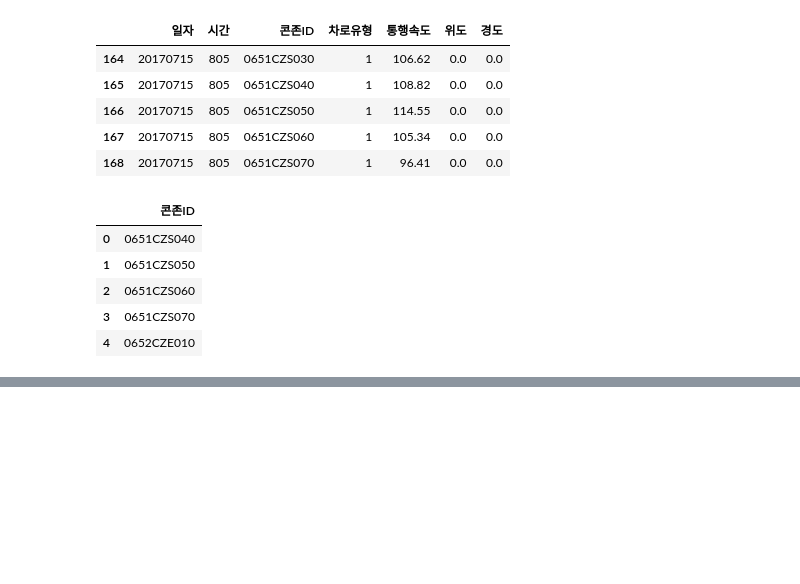
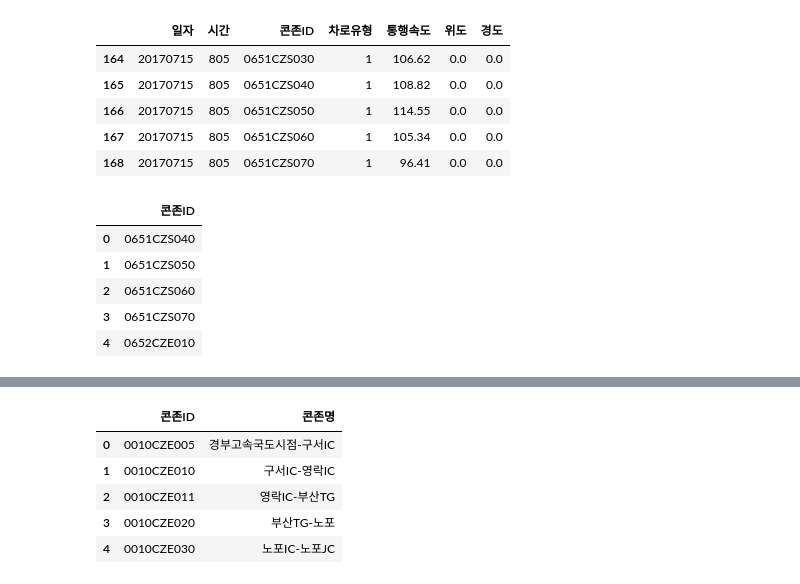
Before and after one commit to ghghtygh/akc_rproject, a Jupyter notebook: 교통량처리.ipynb, the cells around one changed output, grey strips where cells are left out. Cells and saved outputs as stored; diff of their text form; code cells hidden in the pictures; blank space fills up the shorter version.

```diff
--- a/교통량처리.ipynb
+++ b/교통량처리.ipynb
@@ -260,3 +267,15 @@ cz_gugan.head(5)
 | 2 | 0010CZE011 | 1990.00 | E | 0446 | 0486 | 3 | 0010 | 100.00 | 3 | 영락IC-부산TG | 0 | ... |
 | 3 | 0010CZE020 | 1070.00 | E | 0486 | 0447 | 3 | 0010 | 100.00 | 4 | 부산TG-노포 | 0 | ... |
 | 4 | 0010CZE030 | 7780.00 | E | 0447 | 0669 | 3 | 0010 | 100.00 | 5 | 노포IC-노포JC | 0 | ... |
+# %%
+cz_find = pd.DataFrame(cz_gugan['콘존ID'])
+cz_find = Merges(cz_find,cz_gugan['콘존명'])
+cz_find.columns = ['콘존ID','콘존명']
+cz_find.head(5)
+# %% [output]
+|  | 콘존ID | 콘존명 |
+| 0 | 0010CZE005 | 경부고속국도시점-구서IC |
+| 1 | 0010CZE010 | 구서IC-영락IC |
+| 2 | 0010CZE011 | 영락IC-부산TG |
+| 3 | 0010CZE020 | 부산TG-노포 |
+| 4 | 0010CZE030 | 노포IC-노포JC |
```
Also changed, not shown: parts of 9 cells of this notebook, 6 other files.
